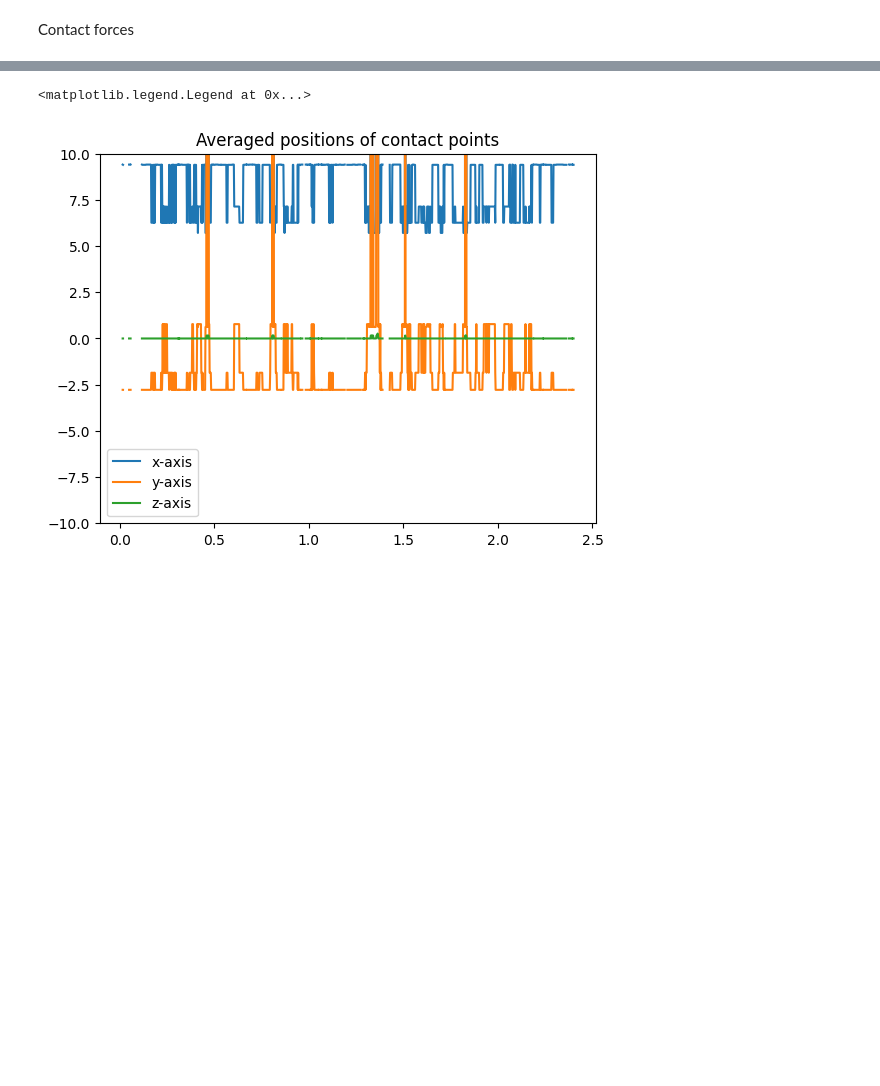
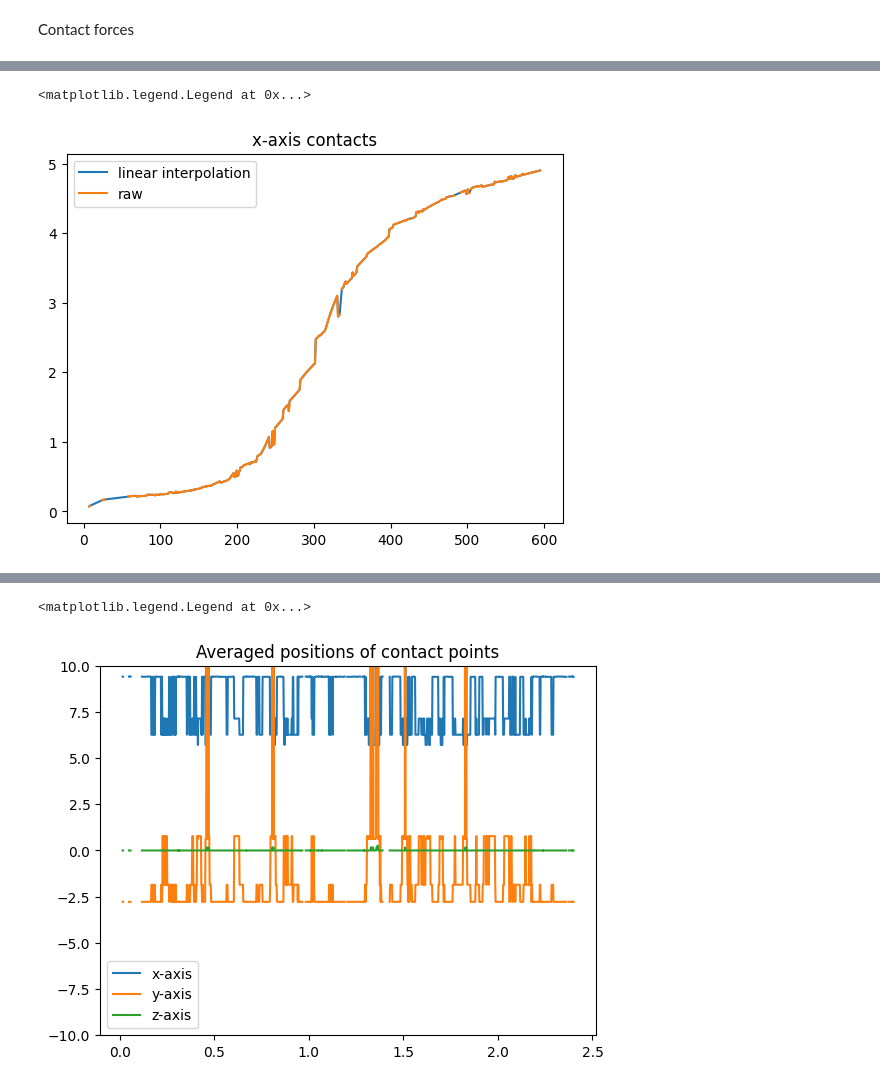
Before and after one commit to AidaTheShip/cyr-wheel, a Jupyter notebook: Reinforcement Learning/cyrwheelmodel.ipynb, the cells around one changed output, grey strips where cells are left out. Saved outputs shown, nothing was run; the diff lists cells and outputs as text; code cells hidden in the pictures; blank space fills up the shorter version.

```diff
--- a/Reinforcement Learning/cyrwheelmodel.ipynb
+++ b/Reinforcement Learning/cyrwheelmodel.ipynb
@@ -157,0 +181,28 @@ Trying to get the contact point. Almost there but need to finish this up
+# %%
+#FT
+
+from scipy.interpolate import interp1d
+
+# Generate sample data with NaN values
+x = np.linspace(0, np.shape(array)[0],np.shape(array)[0])
+
+#Start with x values
+# Interpolate NaN values
+mask = np.isnan(array[:,0])
+
+if len(x) != len(array[:, 0]):
+    print("length error")
+x_interp = x[~mask]
+y_interp = array[:,0][~mask]
+
+f_interp = interp1d(x_interp, y_interp, kind='linear', bounds_error= False)
+y_interpolated = f_interp(x)
+
+
+plt.plot(x, y_interpolated, label = "linear interpolation")
+plt.plot(x, array[:,0], label = "raw")
+plt.title("x-axis contacts")
+plt.legend()
+# %% [output]
+<matplotlib.legend.Legend at 0x...>
+[figure, added]
```
Also changed, not shown: parts of 13 cells of this notebook.
